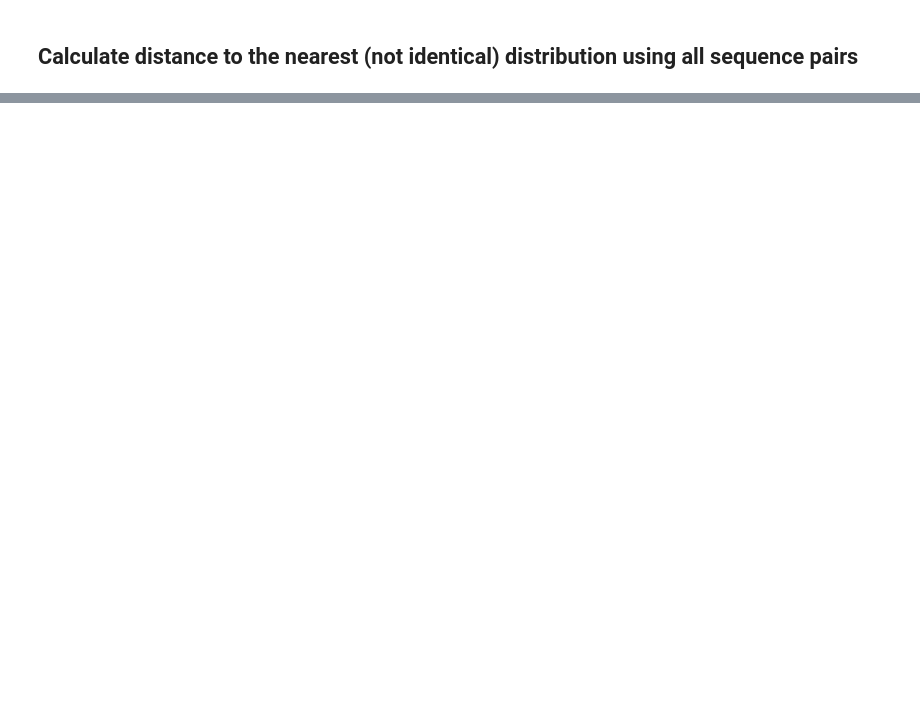
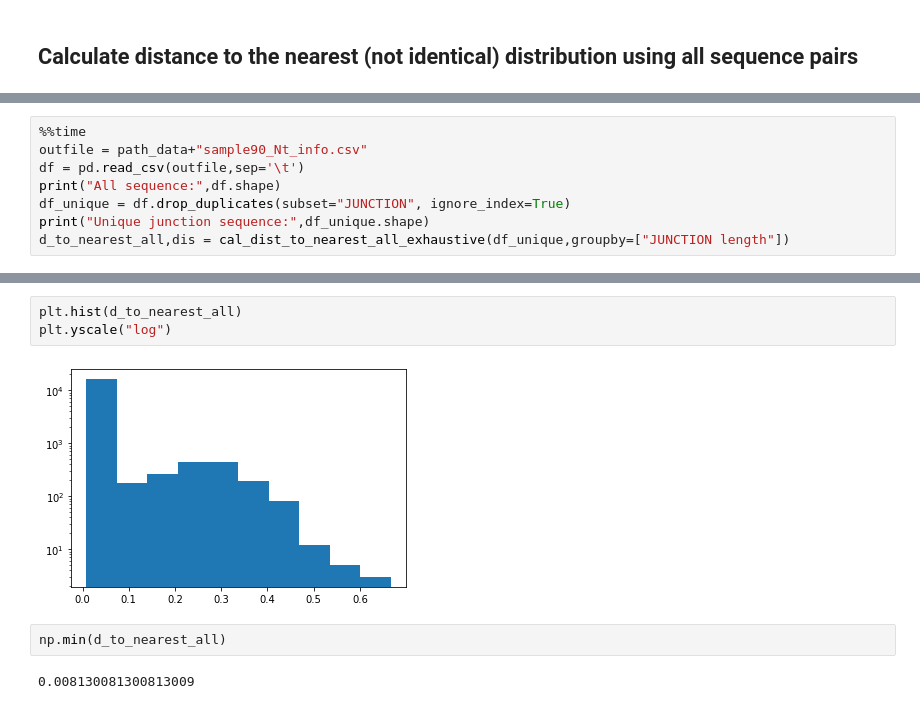
Before and after one commit to RoseYuan/BCR_Clone_Identification, a Jupyter notebook: Scripts/Alignment-based-cleaned.ipynb, the cells around one changed output, grey strips where cells are left out. Saved outputs shown, nothing was run; the diff lists cells and outputs as text; blank space fills up the shorter version.

```diff
--- a/Scripts/Alignment-based-cleaned.ipynb
+++ b/Scripts/Alignment-based-cleaned.ipynb
@@ -197,0 +226,8 @@ plt.show()
+# %%
+%%time
+outfile = path_data+"sample90_Nt_info.csv"
+df = pd.read_csv(outfile,sep='\t')
+print("All sequence:",df.shape)
+df_unique = df.drop_duplicates(subset="JUNCTION", ignore_index=True)
+print("Unique junction sequence:",df_unique.shape)
+d_to_nearest_all,dis = cal_dist_to_nearest_all_exhaustive(df_unique,groupby=["JUNCTION length"])
@@ -197,0 +280,9 @@ plt.show()
+# %%
+plt.hist(d_to_nearest_all)
+plt.yscale("log")
+# %% [output]
+[figure, added]
+# %%
+np.min(d_to_nearest_all)
+# %% [output]
+0.008130081300813009
```
Also changed, not shown: parts of 20 cells of this notebook, 5 other files.
